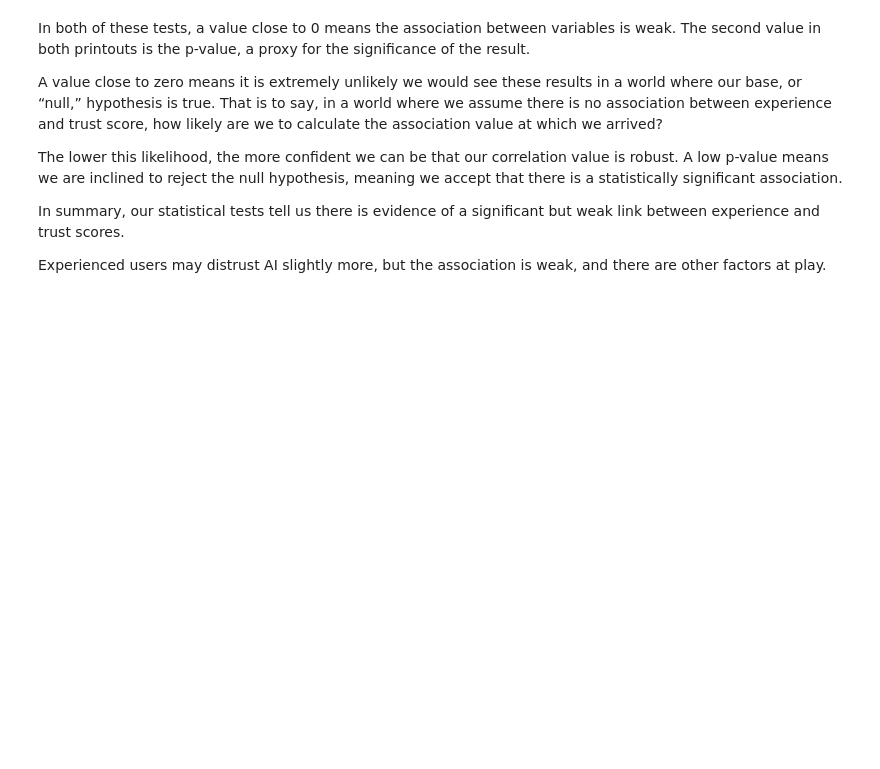
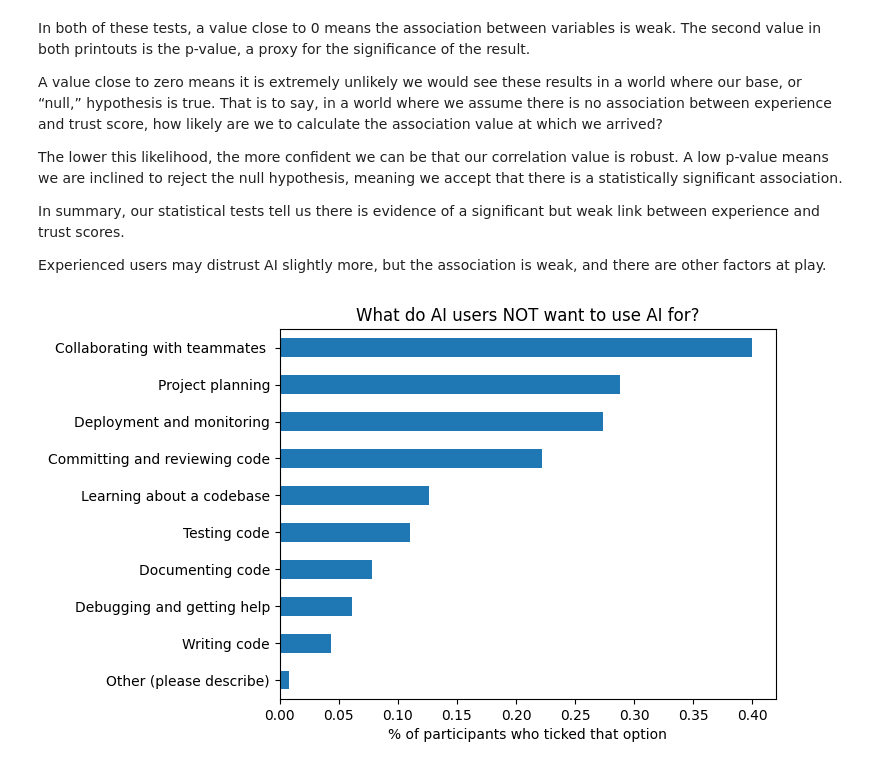
Before and after one commit to jeremysb1/data_analysis_projects, a Jupyter notebook: categorical_data.ipynb, the cells around one changed output. Cells and saved outputs as stored; diff of their text form; code cells hidden in the pictures; blank space fills up the shorter version.

```diff
--- a/categorical_data.ipynb
+++ b/categorical_data.ipynb
@@ -896,3 +896,27 @@ The lower this likelihood, the more confident we can be that our correlation val
 In summary, our statistical tests tell us there is evidence of a significant but weak link between experience and trust scores.
 
 Experienced users may distrust AI slightly more, but the association is weak, and there are other factors at play.
+# %%
+ai_not_interested_indicators = (
+  survey.loc[survey["AISelect"] == "Yes", "AIToolNot interested in Using"]
+  .str.get_dummies(sep=";")
+)
+
+fig, axis = plt.subplots()
+
+(
+    ai_not_interested_indicators
+    .mean()
+    .sort_values()
+    .plot
+    .barh(ax=axis)
+)
+
+axis.set(
+    title="What do AI users NOT want to use AI for?",
+    xlabel="% of participants who ticked that option"
+)
+
+plt.show()
+# %% [output]
+[figure, added]
```
Also changed, not shown: parts of 4 cells of this notebook.
